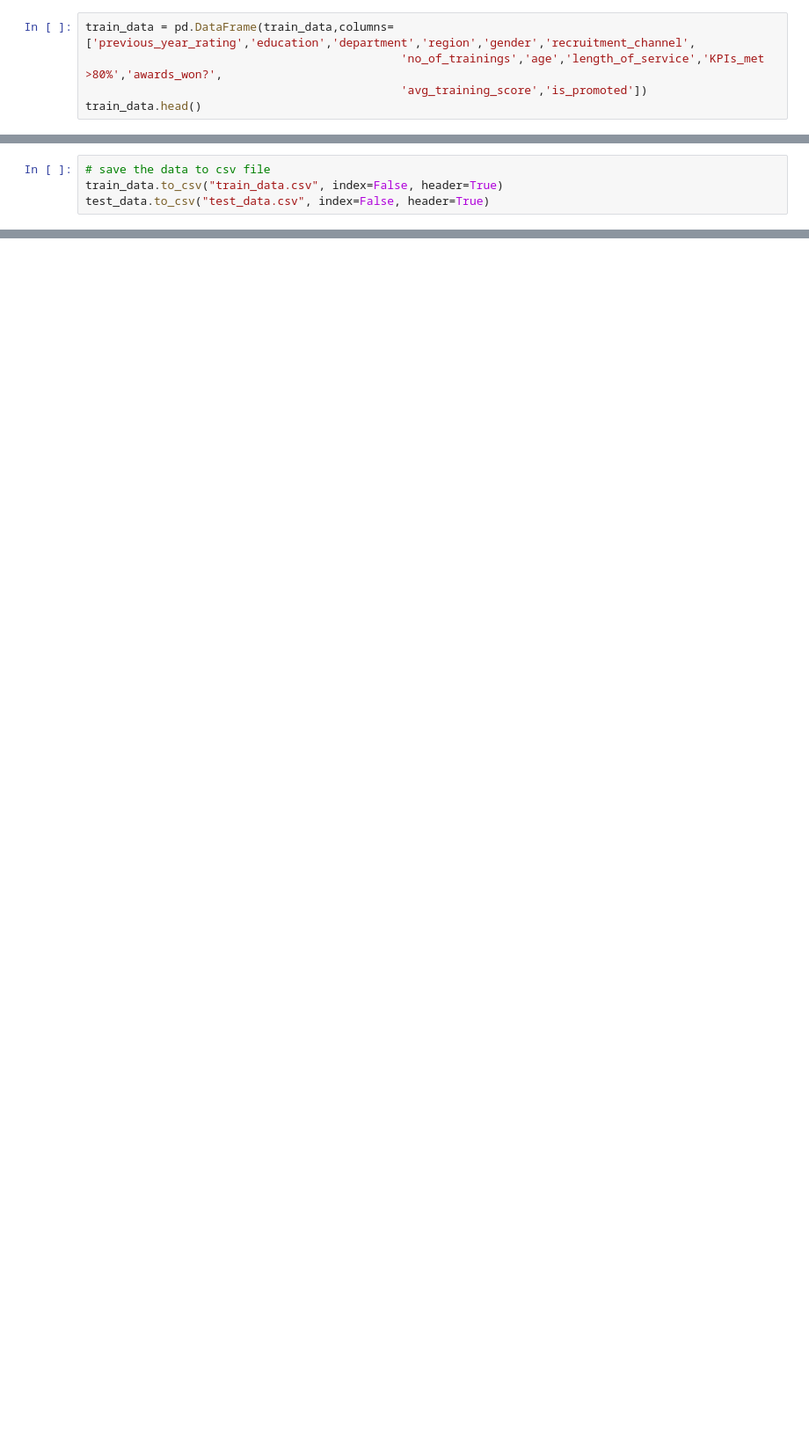
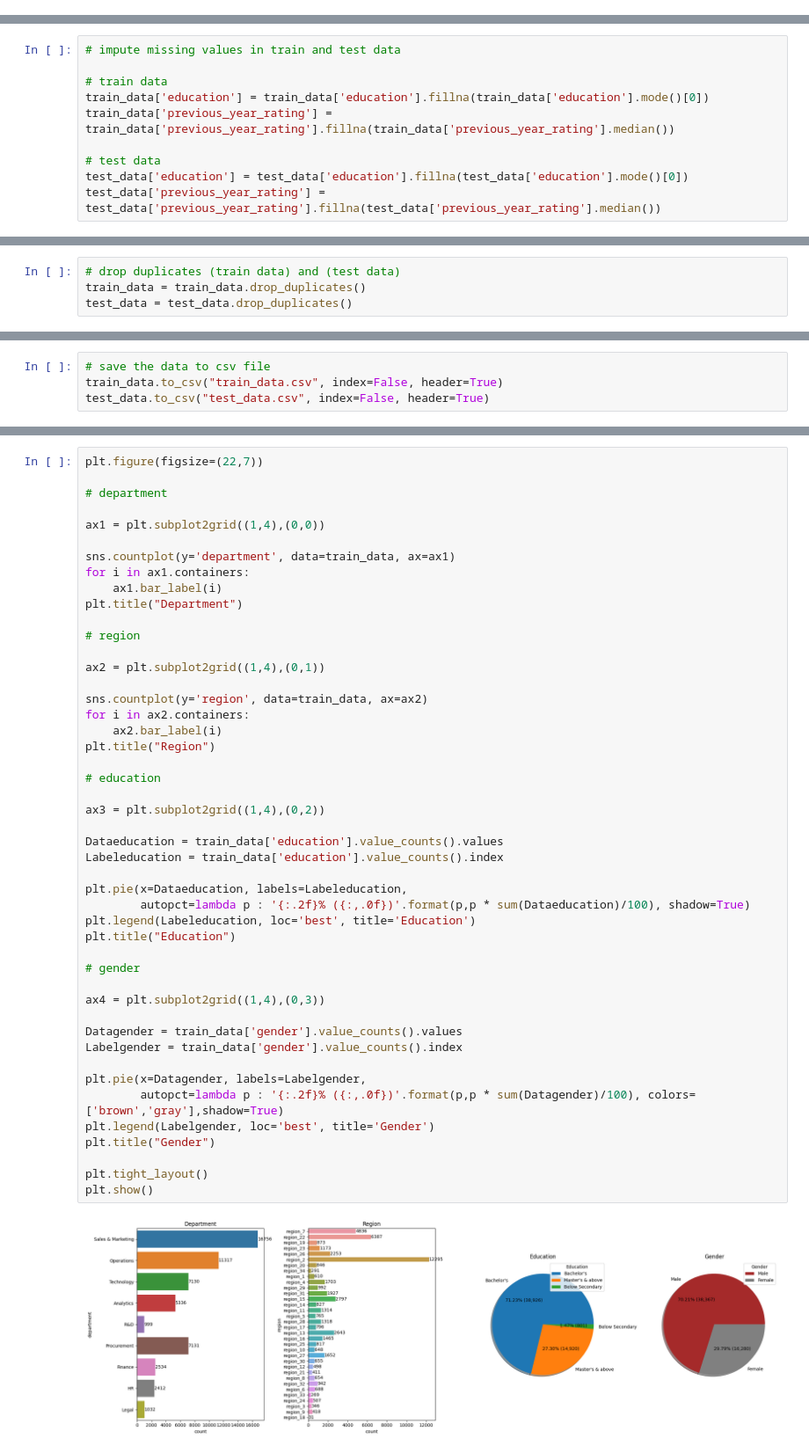
Before and after one commit to Akshay-Paunikar/HR_Analytics, a Jupyter notebook: notebook/hr_analytics_EDA.ipynb, the cells around one changed output, grey strips where cells are left out. Shown at 88% size. Drawn from its saved outputs; the diff is of its cells as text; blank space fills up the shorter version.

```diff
--- a/notebook/hr_analytics_EDA.ipynb
+++ b/notebook/hr_analytics_EDA.ipynb
@@ -264,5 +254,0 @@ array([5.0, "Master's & above", 'Sales & Marketing', 'region_7', 'f',
-# %%
-train_data = pd.DataFrame(train_data,columns=['previous_year_rating','education','department','region','gender','recruitment_channel',
-                                              'no_of_trainings','age','length_of_service','KPIs_met >80%','awards_won?',
-                                              'avg_training_score','is_promoted'])
-train_data.head()
@@ -287,3 +255,13 @@ test_data.head()
+# %%
+# impute missing values in train and test data
+
+# train data
+train_data['education'] = train_data['education'].fillna(train_data['education'].mode()[0])
+train_data['previous_year_rating'] = train_data['previous_year_rating'].fillna(train_data['previous_year_rating'].median())
+
+# test data
+test_data['education'] = test_data['education'].fillna(test_data['education'].mode()[0])
+test_data['previous_year_rating'] = test_data['previous_year_rating'].fillna(test_data['previous_year_rating'].median())
 # %%
 # check for null/missing values (train data)
 train_data.isnull().sum()
@@ -348,0 +307,4 @@ test_data.head()
+# %%
+# drop duplicates (train data) and (test data)
+train_data = train_data.drop_duplicates()
+test_data = test_data.drop_duplicates()
@@ -352,0 +391,49 @@ test_data.to_csv("test_data.csv", index=False, header=True)
+# %%
+plt.figure(figsize=(22,7))
+
+# department
+
+ax1 = plt.subplot2grid((1,4),(0,0))
+
+sns.countplot(y='department', data=train_data, ax=ax1)
+for i in ax1.containers:
+    ax1.bar_label(i)
+plt.title("Department")
+
+# region
+
+ax2 = plt.subplot2grid((1,4),(0,1))
+
+sns.countplot(y='region', data=train_data, ax=ax2)
+for i in ax2.containers:
+    ax2.bar_label(i)
+plt.title("Region")
+
+# education
+
+ax3 = plt.subplot2grid((1,4),(0,2))
+
+Dataeducation = train_data['education'].value_counts().values
+Labeleducation = train_data['education'].value_counts().index
+
+plt.pie(x=Dataeducation, labels=Labeleducation,
+        autopct=lambda p : '{:.2f}% ({:,.0f})'.format(p,p * sum(Dataeducation)/100), shadow=True)
+plt.legend(Labeleducation, loc='best', title='Education')
+plt.title("Education")
+
+# gender
+
+ax4 = plt.subplot2grid((1,4),(0,3))
+
+Datagender = train_data['gender'].value_counts().values
+Labelgender = train_data['gender'].value_counts().index
+
+plt.pie(x=Datagender, labels=Labelgender,
+        autopct=lambda p : '{:.2f}% ({:,.0f})'.format(p,p * sum(Datagender)/100), colors=['brown','gray'],shadow=True)
+plt.legend(Labelgender, loc='best', title='Gender')
+plt.title("Gender")
+
+plt.tight_layout()
+plt.show()
+# %% [output]
+[figure, added]
```
Also changed, not shown: parts of 37 cells of this notebook, 2 other files.
